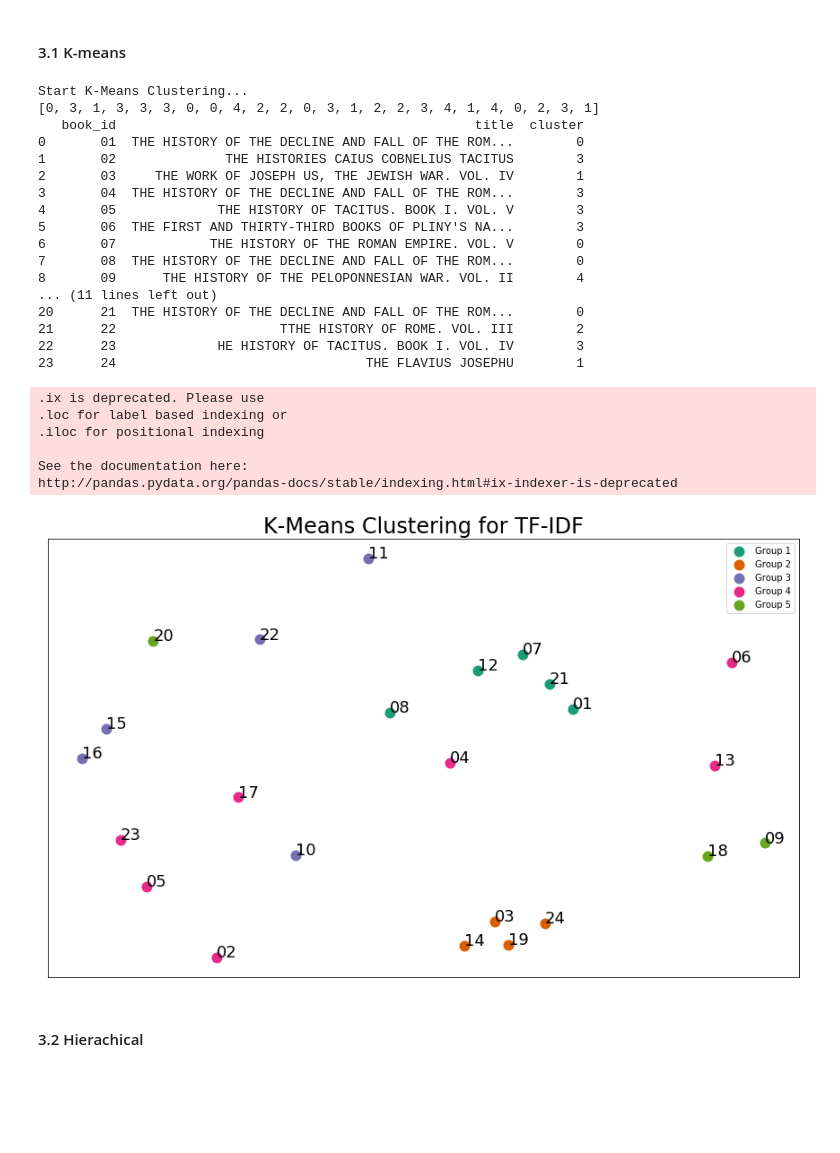
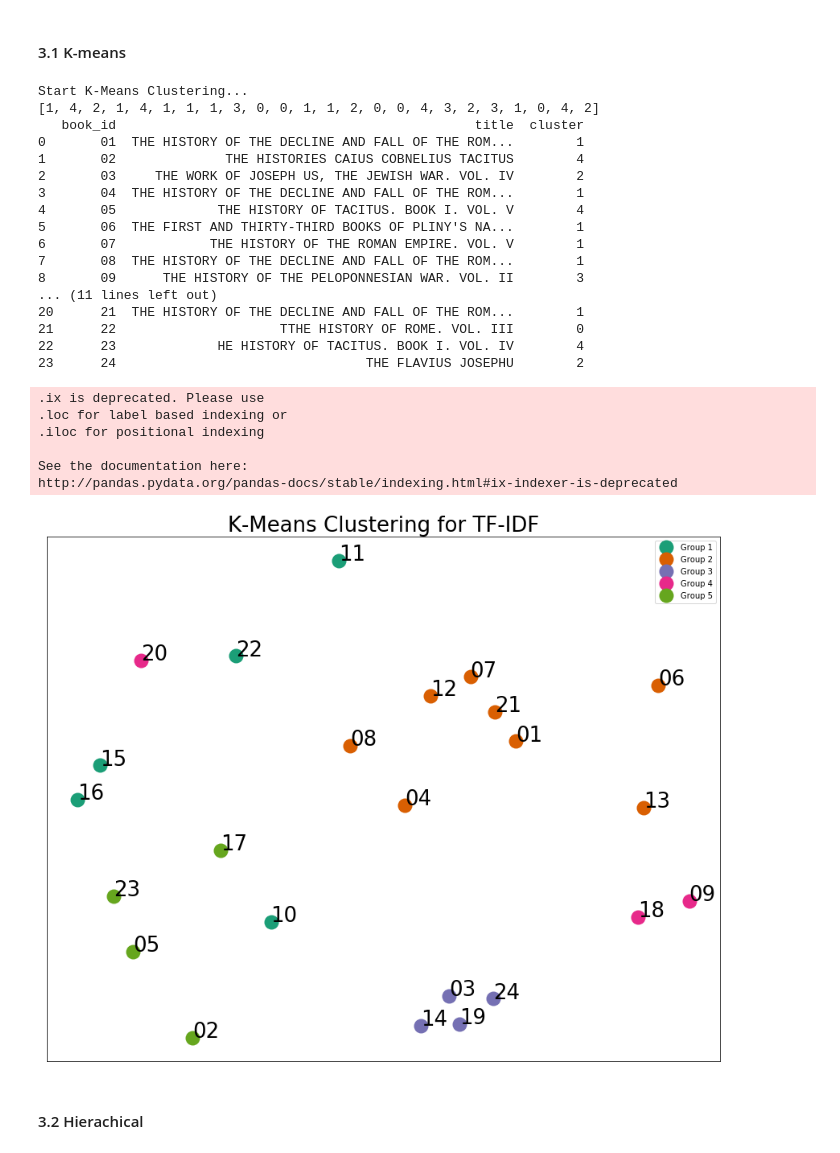
Before and after one commit to Suhang1014/DM_CW2_Text-Clustering, a Jupyter notebook: cw2-understanding-data/Classification_functions_results.ipynb, the cells around one changed output. Drawn from its saved outputs; the diff is of its cells as text; code cells hidden in the pictures; blank space fills up the shorter version.

Commit message:
Final Result

```diff
--- a/cw2-understanding-data/Classification_functions_results.ipynb
+++ b/cw2-understanding-data/Classification_functions_results.ipynb
@@ -198,7 +199,7 @@ class TextClassification(object):
     def tf_idf(self):
         tfidf_matrix = None
         print('Training TF-IDF model...')
-        tfidf_vectorizer = TfidfVectorizer(max_df=0.9, max_features=200000, min_df=0.01, stop_words='english',
+        tfidf_vectorizer = TfidfVectorizer(max_df=0.9, max_features=100000, min_df=0.01, stop_words='english',
                                            use_idf=True, tokenizer=tokenize_and_filter_punc, ngram_range=(1, 1))
         books = []
         for book in self.__books:
@@ -252,7 +253,7 @@ class TextClassification(object):
         self.__d2v_vector = feature_vectors
 
     # K-means算法
-    def k_mean_clustering(self, matrix, dist_matrix, plot_title, n_clusters=5):
+    def k_means_clustering(self, matrix, dist_matrix, plot_title, n_clusters=5):
         num_clusters = n_clusters
 
         print('Start K-Means Clustering...')
@@ -269,11 +270,13 @@ class TextClassification(object):
 
         frame = pd.DataFrame(books, columns=['book_id', 'title', 'cluster'])
         print(frame)
+        frame.to_csv('/Users/suhang/Documents/GitHub/COMP6237-Data-Mining/cw2-understanding-data/k-means_result.csv')
 
         # convert two components as we're plotting points in a two-dimensional plane
         # "precomputed" because we provide a distance matrix
         # we will also specify `random_state` so the plot is reproducible.
         mds = MDS(n_components=2, dissimilarity="precomputed", random_state=1)
+#         pca = PCA(n_components=2, svd_solver='auto')
 
         pos = mds.fit_transform(dist_matrix)  # shape (n_components, n_samples)
         xs, ys = pos[:, 0], pos[:, 1]
@@ -295,13 +298,13 @@ class TextClassification(object):
         groups = df.groupby('label')
 
         # set up plot
-        fig, ax = plt.subplots(figsize=(15, 9))  # set size
+        fig, ax = plt.subplots(figsize=(15, 12))  # set size
         ax.margins(0.05)  # Optional, just adds 5% padding to the autoscaling
 
         # iterate through groups to layer the plot
         # note that I use the cluster_name and cluster_color dicts with the 'name' lookup to return the appropriate color/label
         for name, group in groups:
-            ax.plot(group.x, group.y, marker='o', linestyle='', ms=12,
+            ax.plot(group.x, group.y, marker='o', linestyle='', ms=18,
                     label=cluster_names[name], color=cluster_colors[name],
                     mec='none')
             ax.set_aspect('auto')
@@ -319,11 +322,11 @@ class TextClassification(object):
                 labelleft=False)
 
         ax.legend(numpoints=1)  # show legend with only 1 point
-        ax.set_title(plot_title, fontsize=24)
+        ax.set_title(plot_title, fontsize=26)
 
         # add label in x,y position with the label as the film title
         for i in range(len(df)):
-            ax.text(df.ix[i]['x'], df.ix[i]['y'], df.ix[i]['book_id'], fontsize=18)
+            ax.text(df.ix[i]['x'], df.ix[i]['y'], df.ix[i]['book_id'], fontsize=26)
 
         plt.show()
 
@@ -331,7 +334,7 @@ class TextClassification(object):
     def hierachical_clustering(self, dist_matrix, plot_title):
         linkage_matrix = ward(dist_matrix)  # define the linkage_matrix using ward clustering pre-computed distances
 
-        fig, ax = plt.subplots(figsize=(15, 9))  # set size
+        fig, ax = plt.subplots(figsize=(15, 12))  # set size
         ax = dendrogram(linkage_matrix, orientation="right", labels=book_id)
 
         plt.tick_params( \
@@ -340,8 +343,8 @@ class TextClassification(object):
             bottom=False,  # ticks along the bottom edge are off
             top=False,  # ticks along the top edge are off
             labelbottom=False,
-            labelsize=20)
-        plt.title(plot_title, fontsize=24)
+            labelsize=10)
+        plt.title(plot_title, fontsize=26)
 
         fig.set_tight_layout(True)
         plt.show()
@@ -359,6 +362,7 @@ class TextClassification(object):
 
         frame = pd.DataFrame(books, columns=['book_id', 'title', 'labels'])
         print(frame)
+        frame.to_csv('/Users/suhang/Documents/GitHub/COMP6237-Data-Mining/cw2-understanding-data/mean-shift_result.csv')
 
         mds = MDS(n_components=2, dissimilarity="precomputed", random_state=1)
         pos = mds.fit_transform(dist_matrix)
@@ -368,7 +372,7 @@ class TextClassification(object):
         groups = df.groupby('label')
 
         # set up plot
-        fig, ax = plt.subplots(figsize=(15, 9))
+        fig, ax = plt.subplots(figsize=(15, 12))
         ax.margins(0.05)
 
         cluster_names = {0: 'Group 1',
@@ -379,7 +383,7 @@ class TextClassification(object):
                          5: 'Group 6'}
 
         for name, group in groups:
-            ax.plot(group.x, group.y, marker='o', linestyle='', label = cluster_names[name],ms=12, mec='none')
+            ax.plot(group.x, group.y, marker='o', linestyle='', label = cluster_names[name],ms=18, mec='none')
             ax.set_aspect('auto')
             ax.tick_params( \
                 axis='x',  # changes apply to the x-axis
@@ -395,11 +399,11 @@ class TextClassification(object):
                 labelleft=False)
 
         ax.legend(numpoints=1)  # show legend with only 1 point
-        ax.set_title(plot_title, fontsize=24)
+        ax.set_title(plot_title, fontsize=26)
 
         # add label in x,y position with the label as the film title
         for i in range(len(df)):
-            ax.text(df.ix[i]['x'], df.ix[i]['y'], df.ix[i]['book_id'], fontsize=18)
+            ax.text(df.ix[i]['x'], df.ix[i]['y'], df.ix[i]['book_id'], fontsize=26)
 
         plt.show()
 
@@ -418,14 +422,14 @@ class TextClassification(object):
         # 将词典转换为一个Bag of Words
         corpus = [dictionary.doc2bow(book_words) for book_words in books_words]
 
-        lda = models.LdaModel(corpus, num_topics=3,
+        lda = models.LdaModel(corpus, num_topics=5,
                                       id2word=dictionary,
                                       update_every=5,
                                       chunksize=10000,
                                       passes=100)
 
         print('LDA Done...')
-        topics = lda.print_topics(num_topics=3, num_words=20)
+        topics = lda.print_topics(num_topics=5, num_words=20)
         # print(topics_matrix)
         #         topics_matrix = np.array(topics_matrix, dtype=object)
         return topics
@@ -534,32 +538,32 @@ TF-IDF Done...
 # %% [markdown]
 #### 3.1 K-means
 # %%
-test.k_mean_clustering(tf_idf_matrix, tf_idf_distm, 'K-Means Clustering for TF-IDF')
+test.k_means_clustering(tf_idf_matrix, tf_idf_distm, 'K-Means Clustering for TF-IDF')
 # %% [output]
 Start K-Means Clustering...
-[0, 3, 1, 3, 3, 3, 0, 0, 4, 2, 2, 0, 3, 1, 2, 2, 3, 4, 1, 4, 0, 2, 3, 1]
+[1, 4, 2, 1, 4, 1, 1, 1, 3, 0, 0, 1, 1, 2, 0, 0, 4, 3, 2, 3, 1, 0, 4, 2]
    book_id                                              title  cluster
-0       01  THE HISTORY OF THE DECLINE AND FALL OF THE ROM...        0
-1       02              THE HISTORIES CAIUS COBNELIUS TACITUS        3
-2       03     THE WORK OF JOSEPH US, THE JEWISH WAR. VOL. IV        1
-3       04  THE HISTORY OF THE DECLINE AND FALL OF THE ROM...        3
-4       05             THE HISTORY OF TACITUS. BOOK I. VOL. V        3
-5       06  THE FIRST AND THIRTY-THIRD BOOKS OF PLINY'S NA...        3
-6       07            THE HISTORY OF THE ROMAN EMPIRE. VOL. V        0
-7       08  THE HISTORY OF THE DECLINE AND FALL OF THE ROM...        0
-8       09      THE HISTORY OF THE PELOPONNESIAN WAR. VOL. II        4
+0       01  THE HISTORY OF THE DECLINE AND FALL OF THE ROM...        1
+1       02              THE HISTORIES CAIUS COBNELIUS TACITUS        4
+2       03     THE WORK OF JOSEPH US, THE JEWISH WAR. VOL. IV        2
+3       04  THE HISTORY OF THE DECLINE AND FALL OF THE ROM...        1
+4       05             THE HISTORY OF TACITUS. BOOK I. VOL. V        4
+5       06  THE FIRST AND THIRTY-THIRD BOOKS OF PLINY'S NA...        1
+6       07            THE HISTORY OF THE ROMAN EMPIRE. VOL. V        1
+7       08  THE HISTORY OF THE DECLINE AND FALL OF THE ROM...        1
+8       09      THE HISTORY OF THE PELOPONNESIAN WAR. VOL. II        3
 ... (11 lines left out)
-20      21  THE HISTORY OF THE DECLINE AND FALL OF THE ROM...        0
-21      22                     TTHE HISTORY OF ROME. VOL. III        2
-22      23             HE HISTORY OF TACITUS. BOOK I. VOL. IV        3
-23      24                                THE FLAVIUS JOSEPHU        1
+20      21  THE HISTORY OF THE DECLINE AND FALL OF THE ROM...        1
+21      22                     TTHE HISTORY OF ROME. VOL. III        0
+22      23             HE HISTORY OF TACITUS. BOOK I. VOL. IV        4
+23      24                                THE FLAVIUS JOSEPHU        2
 .ix is deprecated. Please use
 .loc for label based indexing or
 .iloc for positional indexing
 
 See the documentation here:
 http://pandas.pydata.org/pandas-docs/stable/indexing.html#ix-indexer-is-deprecated
-[figure, old version]
+[figure, new version]
 # %% [markdown]
 #### 3.2 Hierachical
 # %%
```
Also changed, not shown: parts of 6 cells of this notebook, 3 other files.
